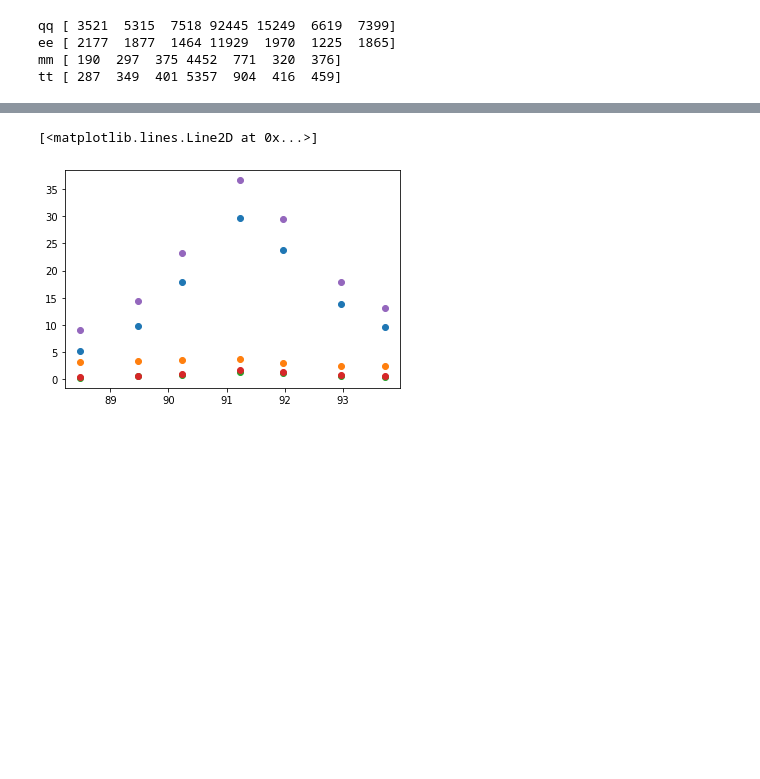
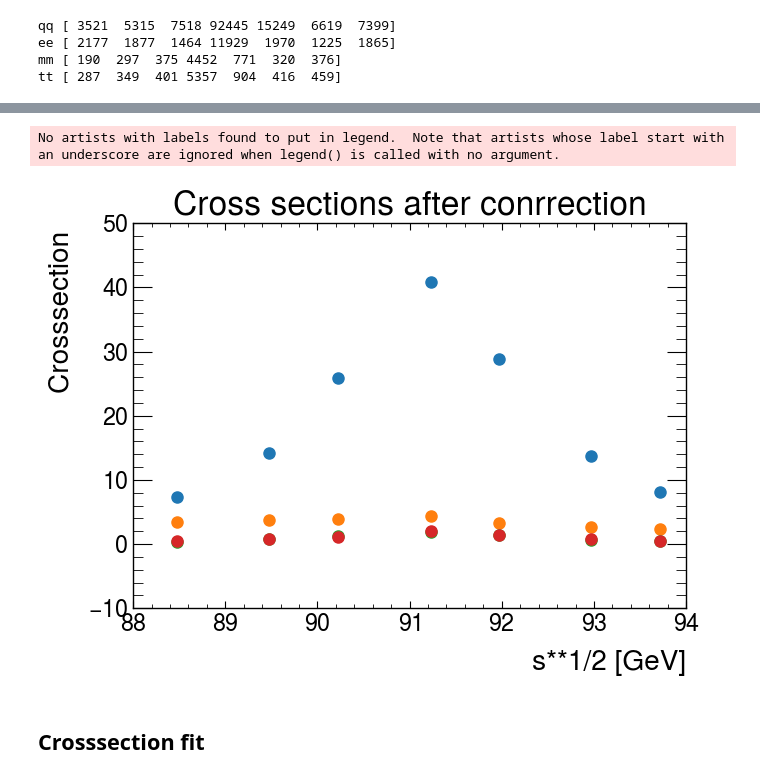
Before and after one commit to leon-goepfert/FP2, a Jupyter notebook: DataAna2_Ex3.ipynb, the cells around one changed output, grey strips where cells are left out. Drawn from its saved outputs; the diff is of its cells as text; code cells hidden in the pictures; blank space fills up the shorter version.

```diff
--- a/DataAna2_Ex3.ipynb
+++ b/DataAna2_Ex3.ipynb
@@ -316,0 +335,9 @@ tot_cross = qq_cross +ee_cross +mm_cross +tt_cross
+# %%
+#energy_events_matrix = np.array([qq_events,ee_events* 0.6807558707107277 ,mm_events,tt_events])
+#energy_events_matrix = np.array([qq_events,ee_events* 0.8200985942211408 ,mm_events,tt_events])
+energy_events_matrix = np.array([qq_events,ee_events ,mm_events,tt_events])
+
+eff_energy_events_matrix = np.matmul(inv_eff_matrix,energy_events_matrix)
+error_energy_events_matrix = np.matmul(inverse_errors,energy_events_matrix)
+print("Event matrix after effiecny correction:\n",eff_energy_events_matrix)
+print("qq:",eff_energy_events_matrix[0])
@@ -316,0 +356,2 @@ tot_cross = qq_cross +ee_cross +mm_cross +tt_cross
+# %%
+cross_matrix = eff_energy_events_matrix / lumi_matrix[:,1]
@@ -316,0 +392,9 @@ tot_cross = qq_cross +ee_cross +mm_cross +tt_cross
+# %%
+xs_corrections = [[2.0, 4.3, 7.7, 10.8, 4.7, -0.2, -1.6],
+                  [0.09, 0.20, 0.36, 0.52, 0.22, -0.01, -0.08]]
+cross_matrix[0] += xs_corrections[0]
+cross_matrix[1] += xs_corrections[1]
+cross_matrix[2] += xs_corrections[1]
+cross_matrix[3] += xs_corrections[1]
+
+print("Matrix of cross section after corrections:\n",cross_matrix)
@@ -317,9 +411,21 @@ tot_cross = qq_cross +ee_cross +mm_cross +tt_cross
 # %%
-plt.plot(lumi_matrix[:,0],qq_cross,ls="",marker="o")
-plt.plot(lumi_matrix[:,0],ee_cross,ls="",marker="o")
-plt.plot(lumi_matrix[:,0],mm_cross,ls="",marker="o")
-plt.plot(lumi_matrix[:,0],tt_cross,ls="",marker="o")
-plt.plot(lumi_matrix[:,0],tot_cross,ls="",marker="o")
+plt.style.use(mplhep.style.ATLAS) # You can load ATLAS/CMS/ALICE plot style
+plt.figure(figsize=(7,5))
+
+plt.plot(lumi_matrix[:,0],cross_matrix[0],ls="",marker="o")
+plt.plot(lumi_matrix[:,0],cross_matrix[1],ls="",marker="o")
+plt.plot(lumi_matrix[:,0],cross_matrix[2],ls="",marker="o")
+plt.plot(lumi_matrix[:,0],cross_matrix[3],ls="",marker="o")
+
+plt.title('Cross sections after conrrection')
+#plt.xlim(0,2)
+plt.xlabel('s**1/2 [GeV]')
+plt.ylabel('Crosssection ')
+#plt.ylim(0,20000)
+plt.legend()
+plt.show()
 # %% [output]
-[<matplotlib.lines.Line2D at 0x...>]
+No artists with labels found to put in legend.  Note that artists whose label start with an underscore are ignored when legend() is called with no argument.
-[figure, old version]
+[figure, new version]
+# %% [markdown]
+## Crosssection fit
```
Also changed, not shown: parts of 28 cells of this notebook.
